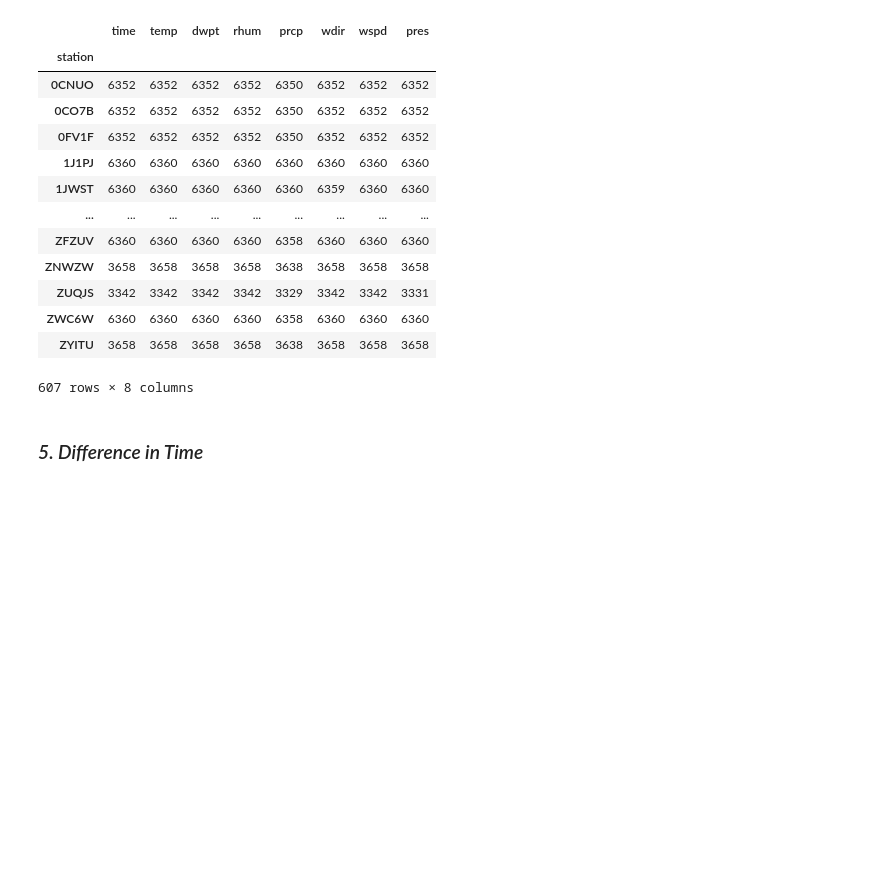
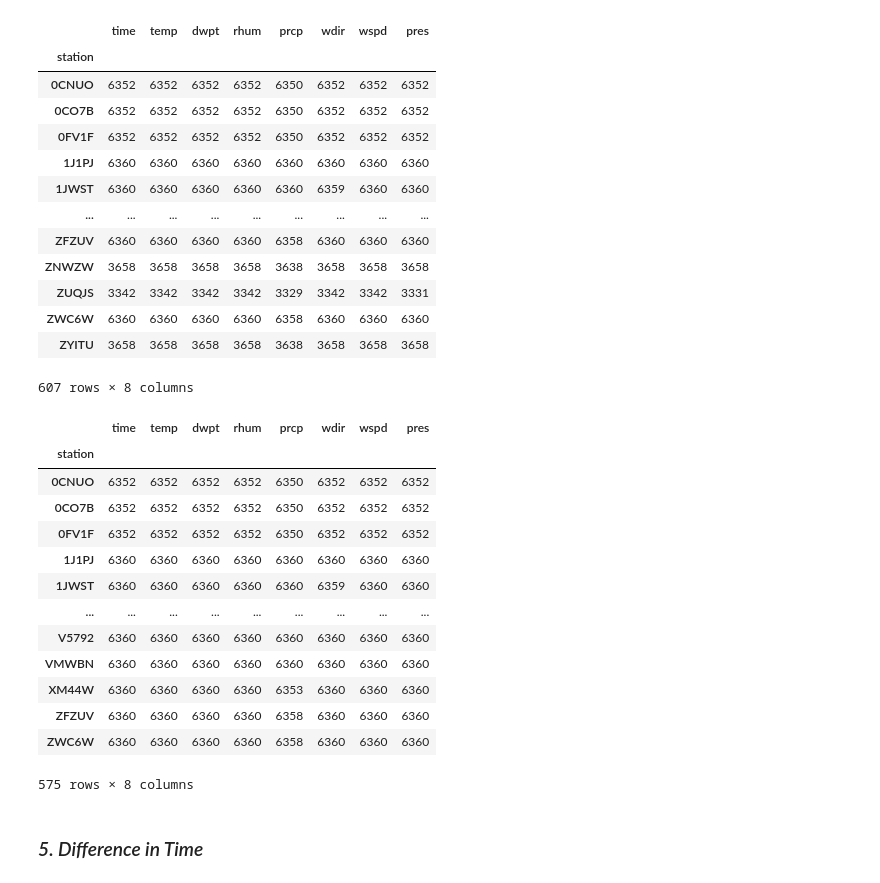
Before and after one commit to Pkeet99/Weatherman, a Jupyter notebook: data_cleaning/initial_cleaning.ipynb, the cells around one changed output. Drawn from its saved outputs; the diff is of its cells as text; code cells hidden in the pictures; blank space fills up the shorter version.

```diff
--- a/data_cleaning/initial_cleaning.ipynb
+++ b/data_cleaning/initial_cleaning.ipynb
@@ -89,6 +89,24 @@ df.groupby("station").count() #clearly some stations are missing
 | ZWC6W | 6360 | 6360 | 6360 | 6360 | 6358 | 6360 | 6360 | 6360 |
 | ZYITU | 3658 | 3658 | 3658 | 3658 | 3638 | 3658 | 3658 | 3658 |
 607 rows × 8 columns
+# %%
+dfstations=df.groupby("station").count()
+dfstations[dfstations['time']>4000]
+# %% [output]
+|  | time | temp | dwpt | rhum | prcp | wdir | wspd | pres |
+| station |  |  |  |  |  |  |  |  |
+| 0CNUO | 6352 | 6352 | 6352 | 6352 | 6350 | 6352 | 6352 | 6352 |
+| 0CO7B | 6352 | 6352 | 6352 | 6352 | 6350 | 6352 | 6352 | 6352 |
+| 0FV1F | 6352 | 6352 | 6352 | 6352 | 6350 | 6352 | 6352 | 6352 |
+| 1J1PJ | 6360 | 6360 | 6360 | 6360 | 6360 | 6360 | 6360 | 6360 |
+| 1JWST | 6360 | 6360 | 6360 | 6360 | 6360 | 6359 | 6360 | 6360 |
+| ... | ... | ... | ... | ... | ... | ... | ... | ... |
+| V5792 | 6360 | 6360 | 6360 | 6360 | 6360 | 6360 | 6360 | 6360 |
+| VMWBN | 6360 | 6360 | 6360 | 6360 | 6360 | 6360 | 6360 | 6360 |
+| XM44W | 6360 | 6360 | 6360 | 6360 | 6353 | 6360 | 6360 | 6360 |
+| ZFZUV | 6360 | 6360 | 6360 | 6360 | 6358 | 6360 | 6360 | 6360 |
+| ZWC6W | 6360 | 6360 | 6360 | 6360 | 6358 | 6360 | 6360 | 6360 |
+575 rows × 8 columns
 # %% [markdown]
 ### _5. Difference in Time_
 # %%
```
Also changed, not shown: parts of 1 cell of this notebook, 1 other file.
